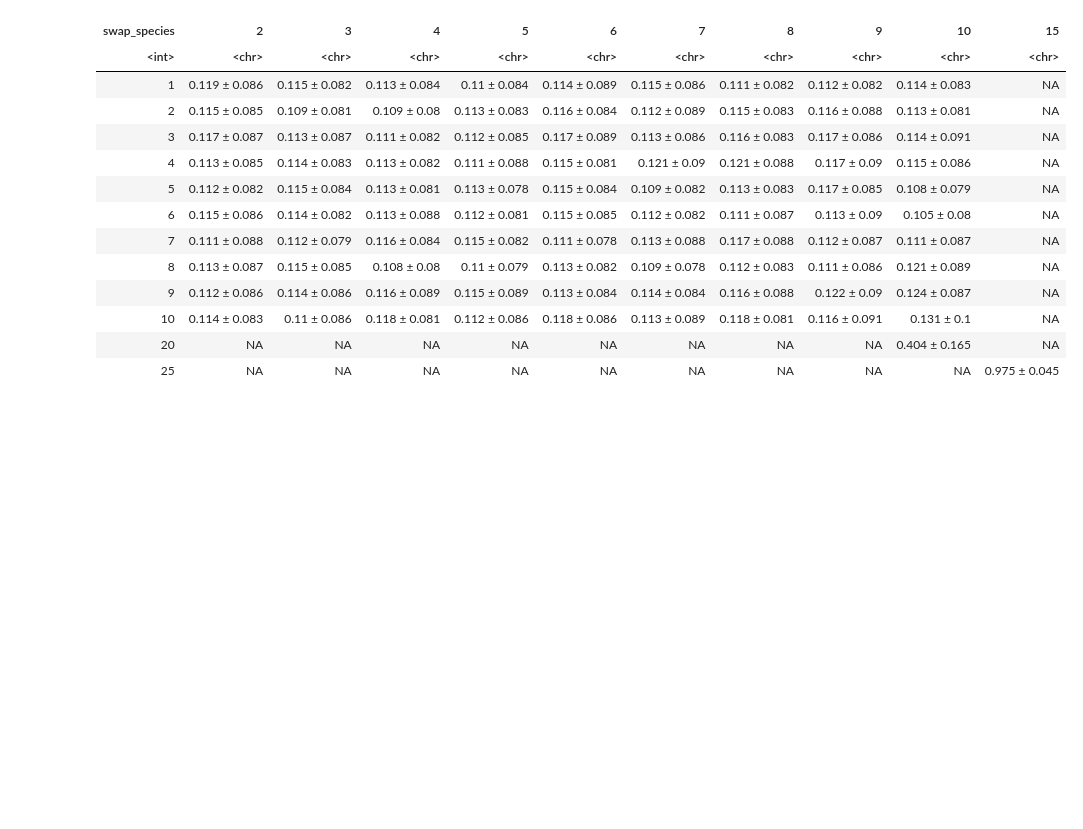
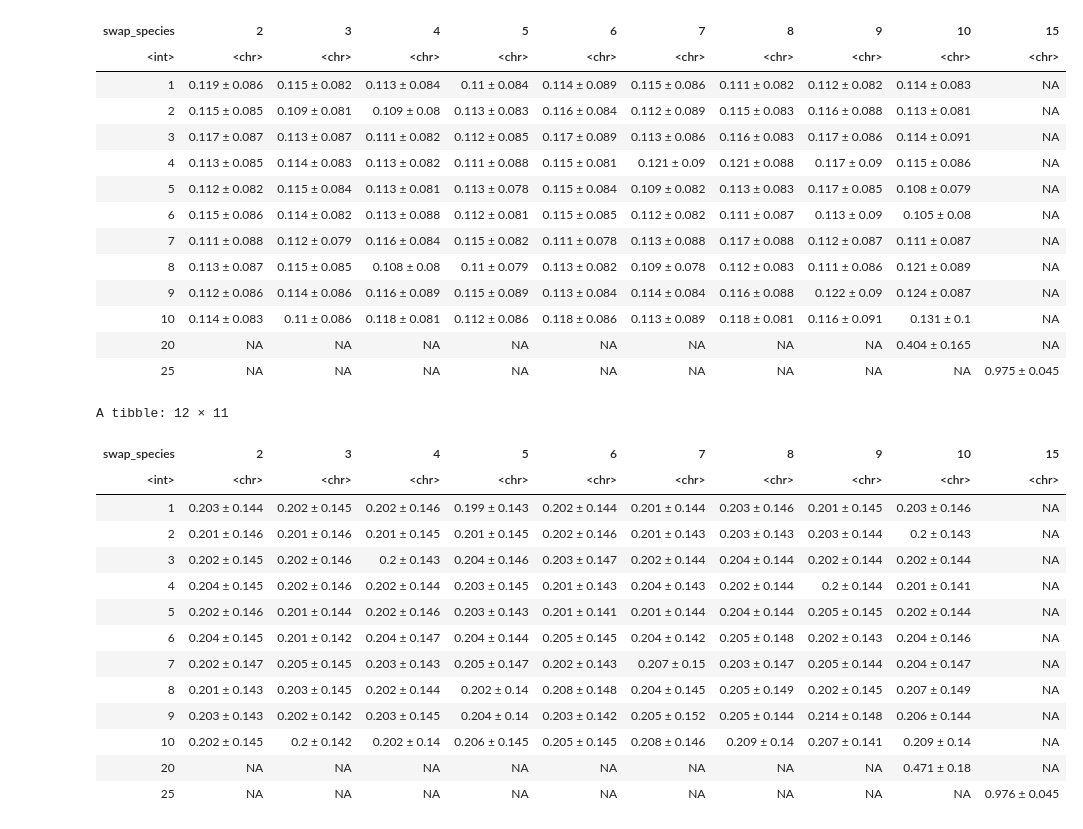
Before and after one commit to alessiovignoli/paralogs-nf, a Jupyter notebook: analysis/swapped_data.ipynb, the cells around one changed output. Cells and saved outputs as stored; diff of their text form; code cells hidden in the pictures; blank space fills up the shorter version.

Commit message:
compute Robustness table also using all units together for all four methods

```diff
--- a/analysis/swapped_data.ipynb
+++ b/analysis/swapped_data.ipynb
@@ -1154,3 +1136,46 @@ A tibble: 12 × 11
 | 10 | 0.114 ± 0.083 | 0.11 ± 0.086 | 0.118 ± 0.081 | 0.112 ± 0.086 | 0.118 ± 0.086 | 0.113 ± 0.089 | 0.118 ± 0.081 | 0.116 ± 0.091 | 0.131 ± 0.1 | NA |
 | 20 | NA | NA | NA | NA | NA | NA | NA | NA | 0.404 ± 0.165 | NA |
 | 25 | NA | NA | NA | NA | NA | NA | NA | NA | NA | 0.975 ± 0.045 |
+# %%
+# All groups, ML + ST
+
+# read the table compiled in chapter 4. So this cell does not depend on that one to run, it just needs the table file.
+df_new = read.table("tables/RF_swapped_set_all_methods_vs_reference.tsv", header=T)
+
+# filter the above table to retain only rf values associated with trees coming from method ML + ST
+df_ML_ST = df_new  %>%
+  filter(method == "ST_ML")
+
+# Group by the swap_species and swap_seq per swap combination and calculate mean rf_val and sd
+df_ML_ST_processed = df_ML_ST %>%
+    group_by(swap_species, swap_seq) %>%
+    summarise(
+        mean_rf = round(mean(rf_val), 3),
+        sd_rf = round(sd(rf_val), 3),
+        .groups = "drop"
+    ) %>%
+    # Combine mean and sd into one string
+    mutate(mean_sd = paste0(mean_rf, " ± ", sd_rf)) %>%
+    select(swap_species, swap_seq, mean_sd) %>%
+    # Create a wide format 10x10 matrix/table
+    pivot_wider(names_from = swap_seq, values_from = mean_sd, values_fill = NA) %>%
+    # Arrange rows in order
+    arrange(swap_species)
+
+df_ML_ST_processed
+# %% [output]
+A tibble: 12 × 11
+| swap_species | 2 | 3 | 4 | 5 | 6 | 7 | 8 | 9 | 10 | 15 |
+| <int> | <chr> | <chr> | <chr> | <chr> | <chr> | <chr> | <chr> | <chr> | <chr> | <chr> |
+| 1 | 0.203 ± 0.144 | 0.202 ± 0.145 | 0.202 ± 0.146 | 0.199 ± 0.143 | 0.202 ± 0.144 | 0.201 ± 0.144 | 0.203 ± 0.146 | 0.201 ± 0.145 | 0.203 ± 0.146 | NA |
+| 2 | 0.201 ± 0.146 | 0.201 ± 0.146 | 0.201 ± 0.145 | 0.201 ± 0.145 | 0.202 ± 0.146 | 0.201 ± 0.143 | 0.203 ± 0.143 | 0.203 ± 0.144 | 0.2 ± 0.143 | NA |
+| 3 | 0.202 ± 0.145 | 0.202 ± 0.146 | 0.2 ± 0.143 | 0.204 ± 0.146 | 0.203 ± 0.147 | 0.202 ± 0.144 | 0.204 ± 0.144 | 0.202 ± 0.144 | 0.202 ± 0.144 | NA |
+| 4 | 0.204 ± 0.145 | 0.202 ± 0.146 | 0.202 ± 0.144 | 0.203 ± 0.145 | 0.201 ± 0.143 | 0.204 ± 0.143 | 0.202 ± 0.144 | 0.2 ± 0.144 | 0.201 ± 0.141 | NA |
+| 5 | 0.202 ± 0.146 | 0.201 ± 0.144 | 0.202 ± 0.146 | 0.203 ± 0.143 | 0.201 ± 0.141 | 0.201 ± 0.144 | 0.204 ± 0.144 | 0.205 ± 0.145 | 0.202 ± 0.144 | NA |
+| 6 | 0.204 ± 0.145 | 0.201 ± 0.142 | 0.204 ± 0.147 | 0.204 ± 0.144 | 0.205 ± 0.145 | 0.204 ± 0.142 | 0.205 ± 0.148 | 0.202 ± 0.143 | 0.204 ± 0.146 | NA |
+| 7 | 0.202 ± 0.147 | 0.205 ± 0.145 | 0.203 ± 0.143 | 0.205 ± 0.147 | 0.202 ± 0.143 | 0.207 ± 0.15 | 0.203 ± 0.147 | 0.205 ± 0.144 | 0.204 ± 0.147 | NA |
+| 8 | 0.201 ± 0.143 | 0.203 ± 0.145 | 0.202 ± 0.144 | 0.202 ± 0.14 | 0.208 ± 0.148 | 0.204 ± 0.145 | 0.205 ± 0.149 | 0.202 ± 0.145 | 0.207 ± 0.149 | NA |
+| 9 | 0.203 ± 0.143 | 0.202 ± 0.142 | 0.203 ± 0.145 | 0.204 ± 0.14 | 0.203 ± 0.142 | 0.205 ± 0.152 | 0.205 ± 0.144 | 0.214 ± 0.148 | 0.206 ± 0.144 | NA |
+| 10 | 0.202 ± 0.145 | 0.2 ± 0.142 | 0.202 ± 0.14 | 0.206 ± 0.145 | 0.205 ± 0.145 | 0.208 ± 0.146 | 0.209 ± 0.14 | 0.207 ± 0.141 | 0.209 ± 0.14 | NA |
+| 20 | NA | NA | NA | NA | NA | NA | NA | NA | 0.471 ± 0.18 | NA |
+| 25 | NA | NA | NA | NA | NA | NA | NA | NA | NA | 0.976 ± 0.045 |
```
Also changed, not shown: parts of 4 cells of this notebook.
